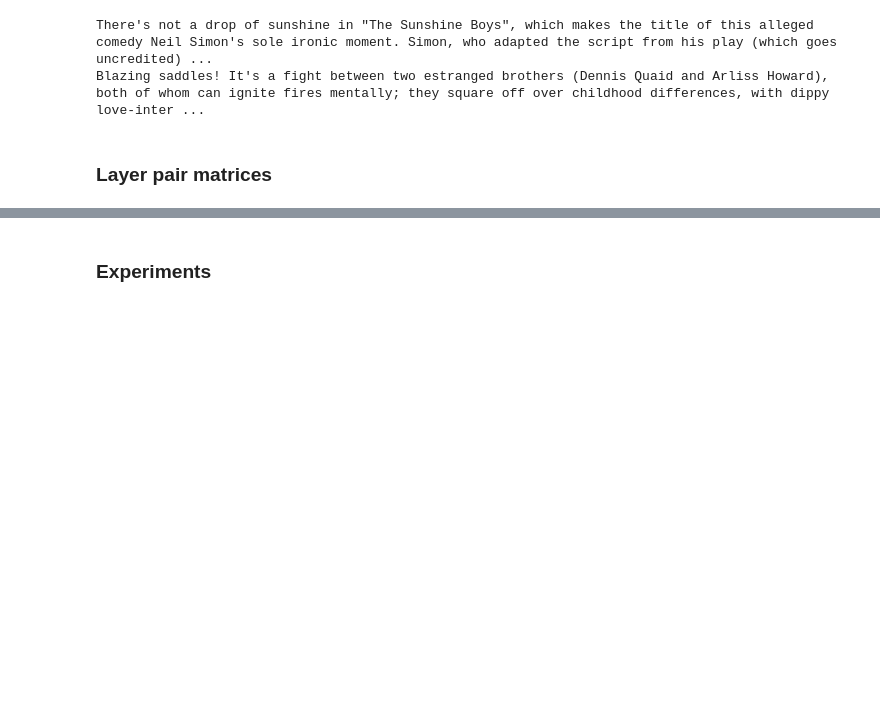
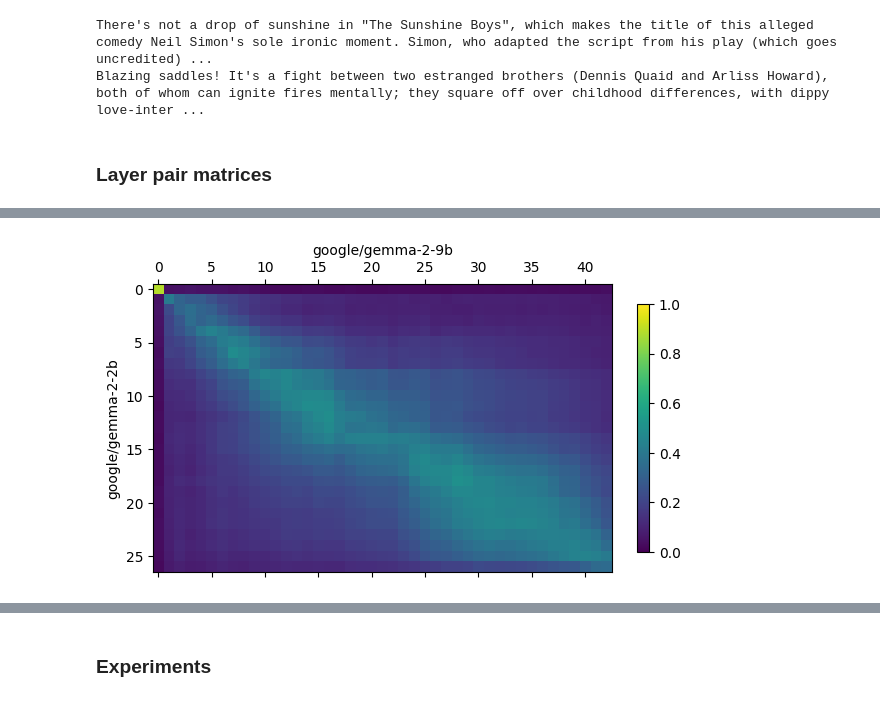
Before and after one commit to chriswolfram/unireps, a Jupyter notebook: notebooks/unireps-2.ipynb, the cells around one changed output, grey strips where cells are left out. Drawn from its saved outputs; the diff is of its cells as text; code cells hidden in the pictures; blank space fills up the shorter version.

```diff
--- a/notebooks/unireps-2.ipynb
+++ b/notebooks/unireps-2.ipynb
@@ -111,0 +198,5 @@ Blazing saddles! It's a fight between two estranged brothers (Dennis Quaid and A
+# %%
+layer_similarities_plot('google/gemma-2-2b', 'google/gemma-2-9b', 'imdb', k=1)
+plt.show()
+# %% [output]
+[figure, added]
```
Also changed, not shown: parts of 24 cells of this notebook, 1 other file.
